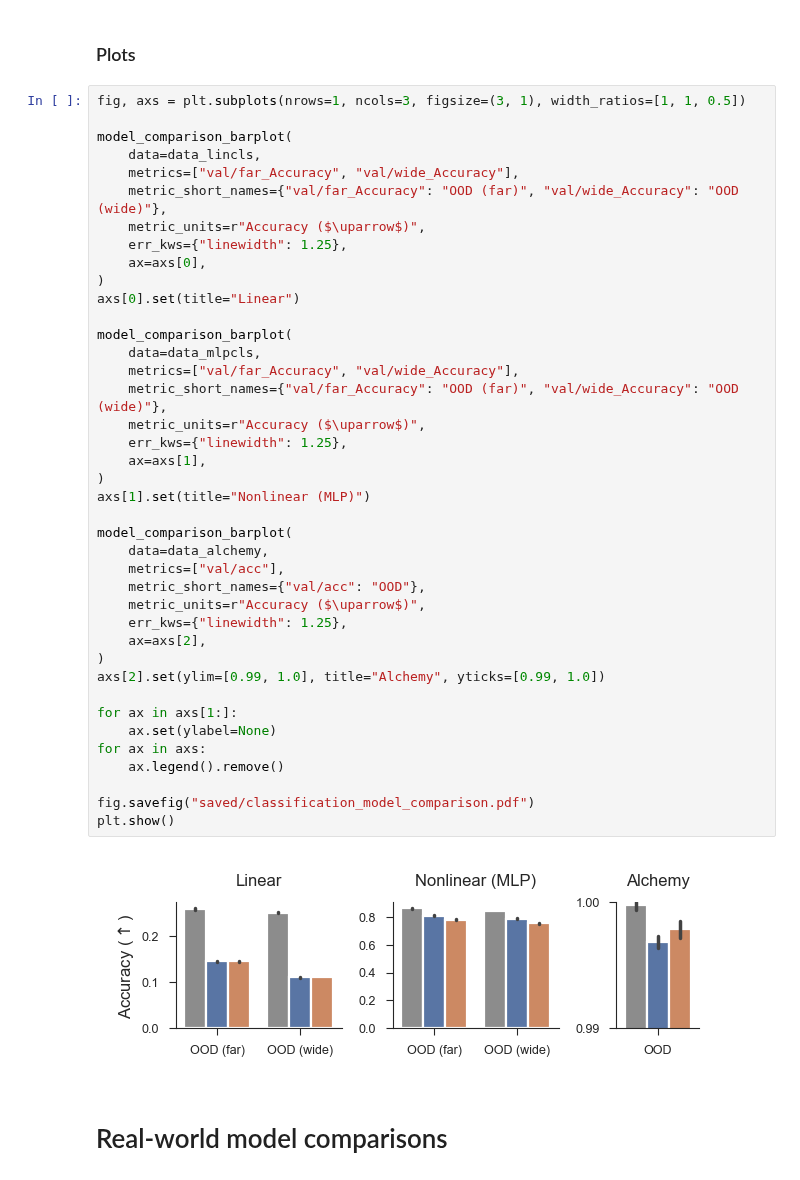
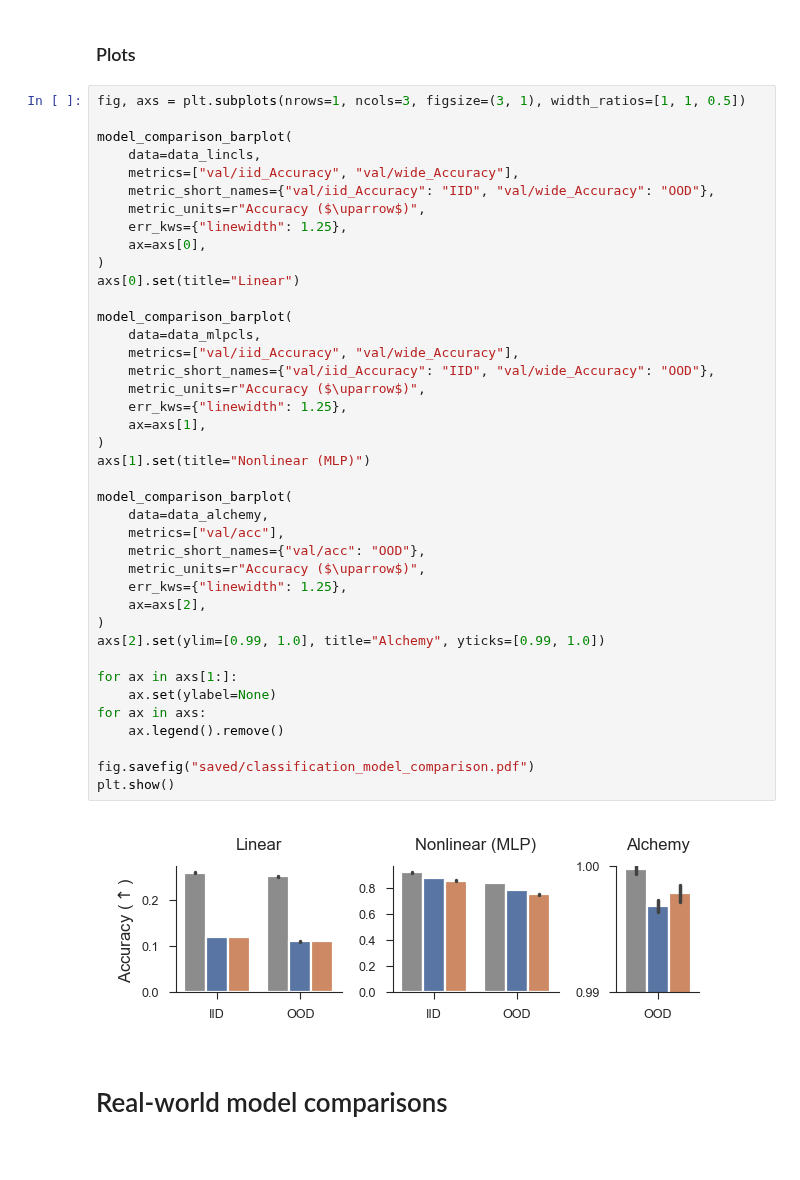
Before and after one commit to EricElmoznino/explicit_implicit_icl, a Jupyter notebook: notebooks/paper/figures.ipynb, the cells around one changed output. Cells and saved outputs as stored; diff of their text form.

```diff
--- a/notebooks/paper/figures.ipynb
+++ b/notebooks/paper/figures.ipynb
@@ -447,43 +440,43 @@ fig, axs = plt.subplots(nrows=1, ncols=3, figsize=(3, 1), width_ratios=[1, 1, 0.
 
 model_comparison_barplot(
     data=data_lincls,
-    metrics=["val/far_Accuracy", "val/wide_Accuracy"],
-    metric_short_names={"val/far_Accuracy": "OOD (far)", "val/wide_Accuracy": "OOD (wide)"},
+    metrics=["val/iid_Accuracy", "val/wide_Accuracy"],
+    metric_short_names={"val/iid_Accuracy": "IID", "val/wide_Accuracy": "OOD"},
     metric_units=r"Accuracy ($\uparrow$)",
     err_kws={"linewidth": 1.25},
     ax=axs[0],
 )
 axs[0].set(title="Linear")
 
 model_comparison_barplot(
     data=data_mlpcls,
-    metrics=["val/far_Accuracy", "val/wide_Accuracy"],
-    metric_short_names={"val/far_Accuracy": "OOD (far)", "val/wide_Accuracy": "OOD (wide)"},
+    metrics=["val/iid_Accuracy", "val/wide_Accuracy"],
+    metric_short_names={"val/iid_Accuracy": "IID", "val/wide_Accuracy": "OOD"},
     metric_units=r"Accuracy ($\uparrow$)",
     err_kws={"linewidth": 1.25},
     ax=axs[1],
 )
 axs[1].set(title="Nonlinear (MLP)")
 
 model_comparison_barplot(
     data=data_alchemy,
     metrics=["val/acc"],
     metric_short_names={"val/acc": "OOD"},
     metric_units=r"Accuracy ($\uparrow$)",
     err_kws={"linewidth": 1.25},
     ax=axs[2],
 )
 axs[2].set(ylim=[0.99, 1.0], title="Alchemy", yticks=[0.99, 1.0])
 
 for ax in axs[1:]:
     ax.set(ylabel=None)
 for ax in axs:
     ax.legend().remove()
 
 fig.savefig("saved/classification_model_comparison.pdf")
 plt.show()
 # %% [output]
-[figure, old version]
+[figure, new version]
 # %% [markdown]
 # Real-world model comparisons
 # %% [markdown]
```
Also changed, not shown: parts of 5 cells of this notebook, 6 other files.
